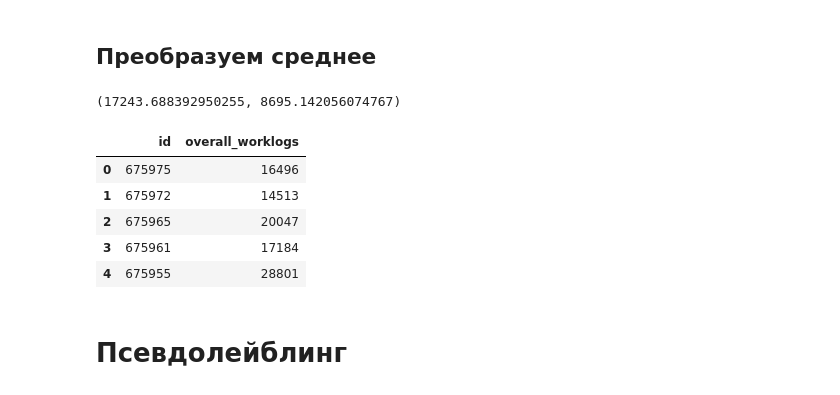
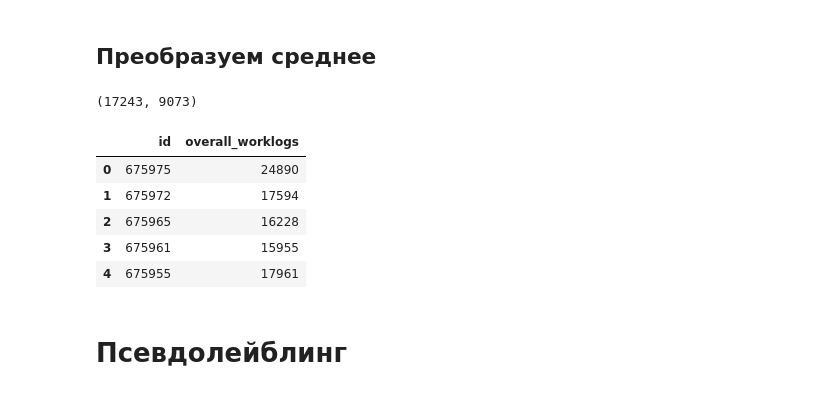
Before and after one commit to TayJen/hackathon_algu2022, a Jupyter notebook: H_ALGU_2022_Final.ipynb, the cells around one changed output. Cells and saved outputs as stored; diff of their text form; code cells hidden in the pictures.

```diff
--- a/H_ALGU_2022_Final.ipynb
+++ b/H_ALGU_2022_Final.ipynb
@@ -676,7 +675,7 @@ df_solution.to_csv('./solutions/d22_tfidf_final_final.csv', index=False)
 # %% [markdown]
 ## Проверяем предсказание
 # %%
-df_solution = pd.read_csv('./solutions/d22_tfidf_final_final.csv')
+df_solution = pd.read_csv('./solutions/d23_tfidf_FINAL.csv')
 df_solution.head()
 # %% [output]
 |  | id | overall_worklogs |
@@ -713,20 +712,20 @@ memory usage: 16.8 KB
 ## Преобразуем среднее
 # %%
 df = pd.read_csv("./data/train/train_issues.csv")
-train_mean = df['overall_worklogs'].mean()
-solution_mean = df_solution['overall_worklogs'].mean()
+train_mean = int(df['overall_worklogs'].mean())
+solution_mean = int(df_solution['overall_worklogs'].mean())
 
 train_mean, solution_mean
 # %% [output]
-(17243.688392950255, 8695.142056074767)
+(17243, 9073)
 # %%
-df_solution['overall_worklogs'] = np.rint(df_solution['overall_worklogs'] - solution_mean + train_mean).astype('int64')
+df_solution['overall_worklogs'] = df_solution['overall_worklogs'] - solution_mean + train_mean
 df_solution.head()
 # %% [output]
 |  | id | overall_worklogs |
-| 0 | 675975 | 16496 |
-| 1 | 675972 | 14513 |
-| 2 | 675965 | 20047 |
-| 3 | 675961 | 17184 |
-| 4 | 675955 | 28801 |
+| 0 | 675975 | 24890 |
+| 1 | 675972 | 17594 |
+| 2 | 675965 | 16228 |
+| 3 | 675961 | 15955 |
+| 4 | 675955 | 17961 |
 # %%
```
Also changed, not shown: parts of 42 cells of this notebook.
